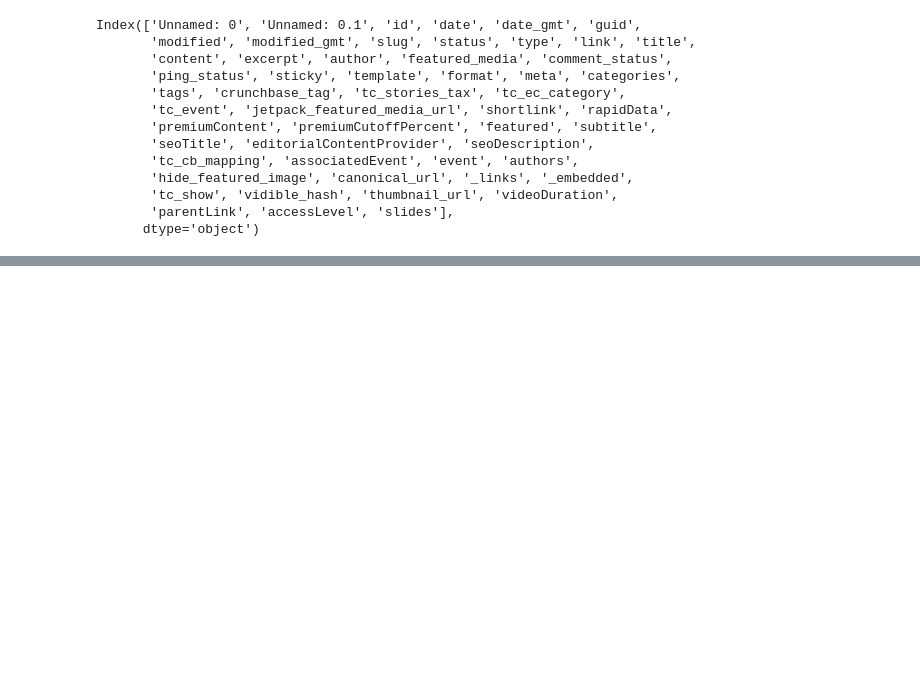
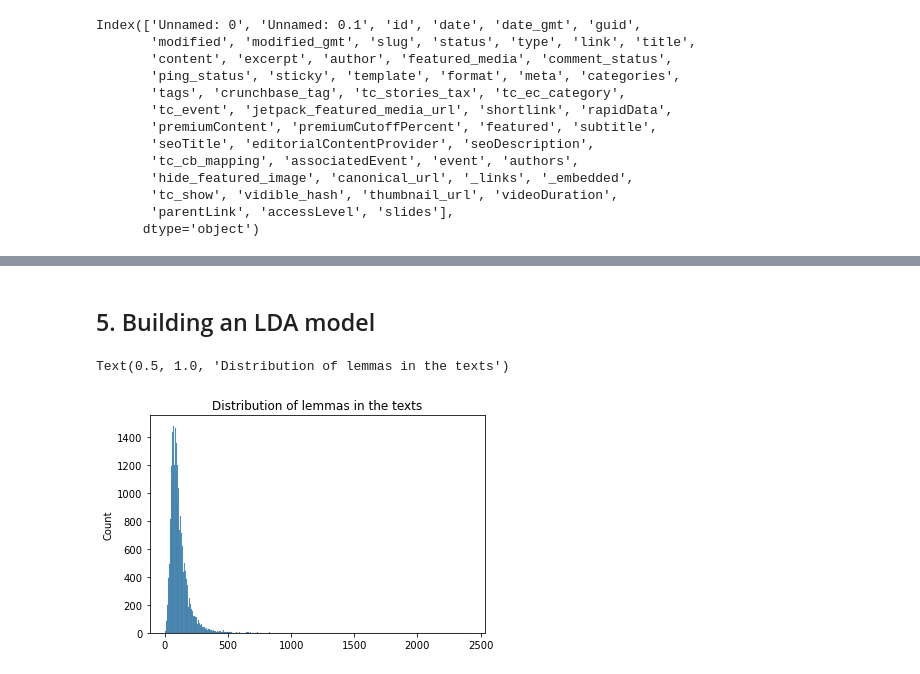
Before and after one commit to MariaZentsova/gensim-topics-startup-news, a Jupyter notebook: gensim-topics.ipynb, the cells around one changed output, grey strips where cells are left out. Cells and saved outputs as stored; diff of their text form; code cells hidden in the pictures; blank space fills up the shorter version.

```diff
--- a/gensim-topics.ipynb
+++ b/gensim-topics.ipynb
@@ -73,0 +136,4 @@ techcrunch_data["clean_text"] = [x.replace('\n',' ').replace('\t', ' ').replace(
+# %%
+# Opening the preprocessed lemmas
+file = open('lemmas.json')
+docs = json.load(file)
@@ -73,0 +222,13 @@ techcrunch_data["clean_text"] = [x.replace('\n',' ').replace('\t', ' ').replace(
+# %% [markdown]
+## 5. Building an LDA model
+# %%
+file = open('cleaned_lemmas.json')
+docs = json.load(file)
+# %%
+lengths =  [len(x) for x in docs]
+# %%
+# Build the histogram, distribution of lemmas in the texts
+sns.histplot(lengths).set_title("Distribution of lemmas in the texts")
+# %% [output]
+Text(0.5, 1.0, 'Distribution of lemmas in the texts')
+[figure, added]
```
Also changed, not shown: parts of 44 cells of this notebook, 3 other files.
